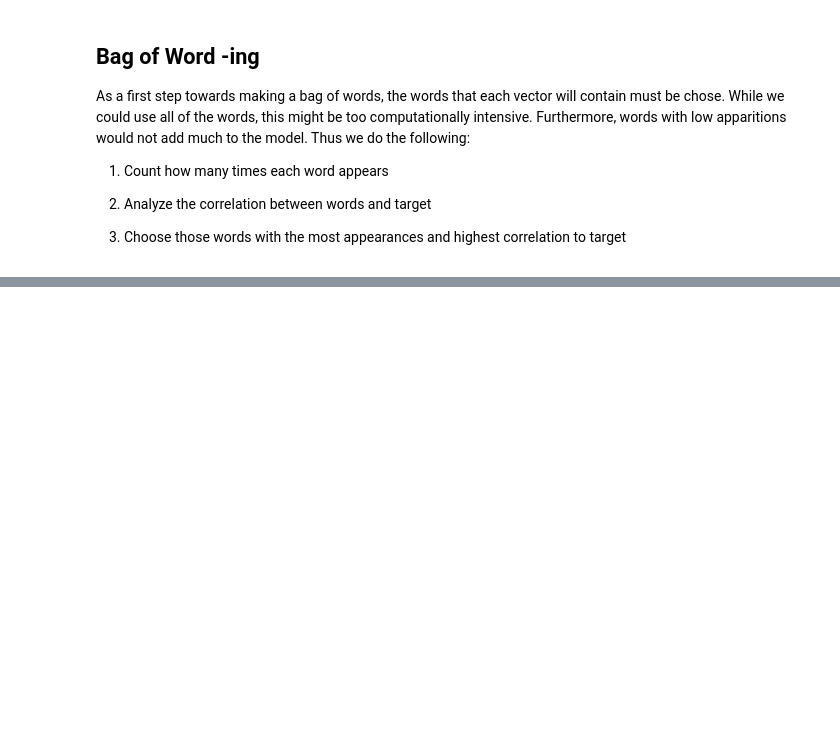
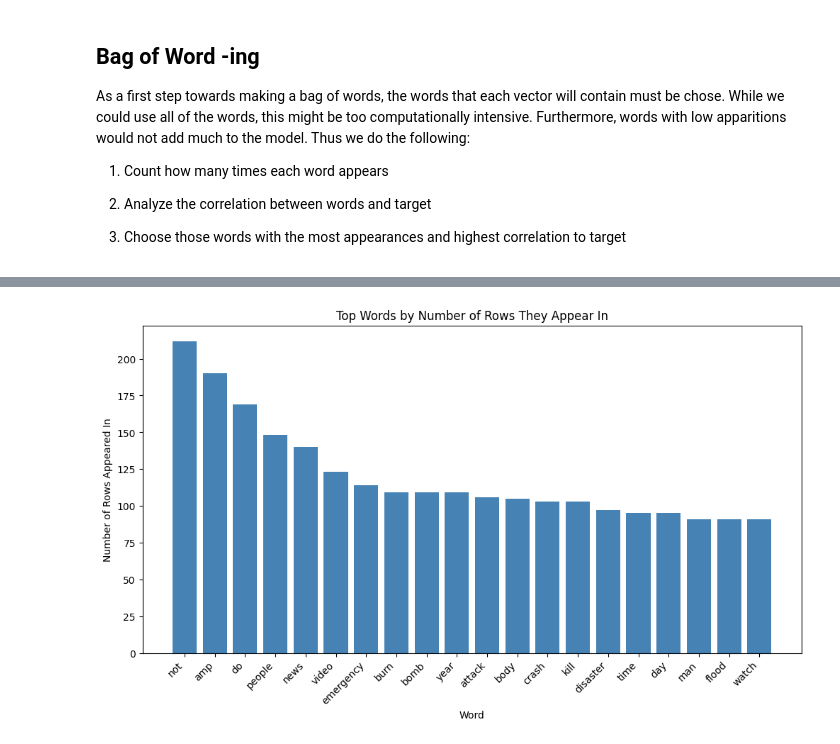
Before and after one commit to Iakovos0997/comp5015-a2, a Jupyter notebook: A2.ipynb, the cells around one changed output, grey strips where cells are left out. Cells and saved outputs as stored; diff of their text form; code cells hidden in the pictures; blank space fills up the shorter version.

```diff
--- a/A2.ipynb
+++ b/A2.ipynb
@@ -207,0 +180,11 @@ most_common_words = [word for word, count in word_counts.most_common(M)]
+# %%
+from sklearn.feature_extraction.text import CountVectorizer
+
+vectorizer = CountVectorizer(max_features=5000)  # Limit to top 5000 words
+X_words = vectorizer.fit_transform(train_df["text"]).toarray()
+
+# Convert to DataFrame
+word_df = pd.DataFrame(X_words, columns=vectorizer.get_feature_names_out())
+
+# Add target variable
+word_df["target"] = train_df["target"]
@@ -207,0 +285,19 @@ most_common_words = [word for word, count in word_counts.most_common(M)]
+# %%
+# Count how many rows each word appears in
+word_counts = np.count_nonzero(X_words, axis=0)
+
+# Create a DataFrame for plotting
+word_freq_df = pd.DataFrame({"word": vectorizer.get_feature_names_out(), "rows_appeared": word_counts})
+
+# Sort by most common words
+word_freq_df = word_freq_df.sort_values(by="rows_appeared", ascending=False).head(20)  # Top 20 words
+# %%
+plt.figure(figsize=(12, 6))
+plt.bar(word_freq_df["word"], word_freq_df["rows_appeared"], color="steelblue")
+plt.xticks(rotation=45, ha="right")
+plt.xlabel("Word")
+plt.ylabel("Number of Rows Appeared In")
+plt.title("Top Words by Number of Rows They Appear In")
+plt.show()
+# %% [output]
+[figure, added]
```
Also changed, not shown: parts of 14 cells of this notebook.
